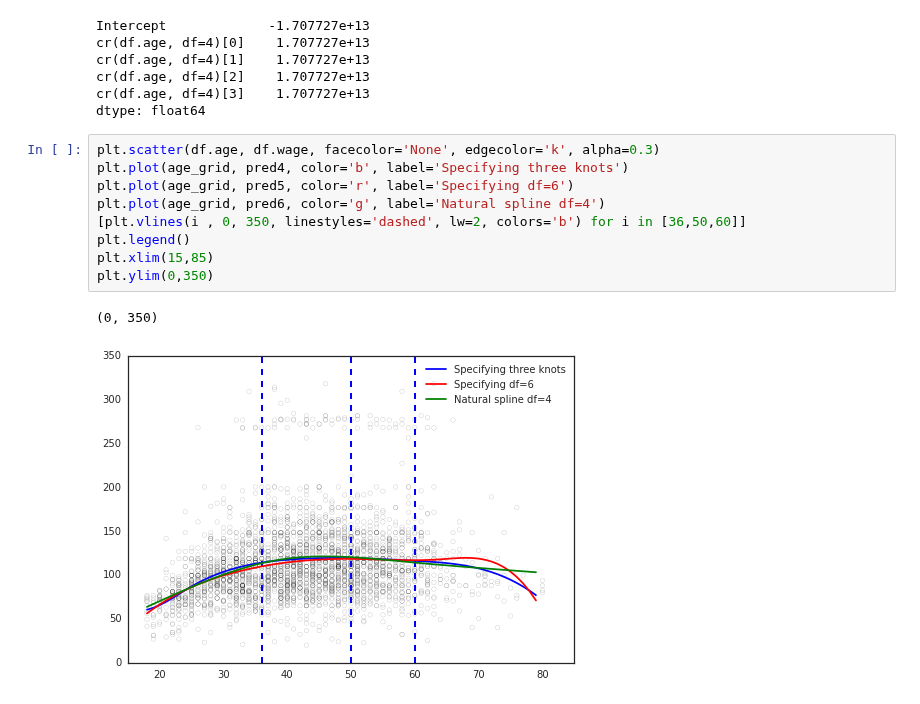
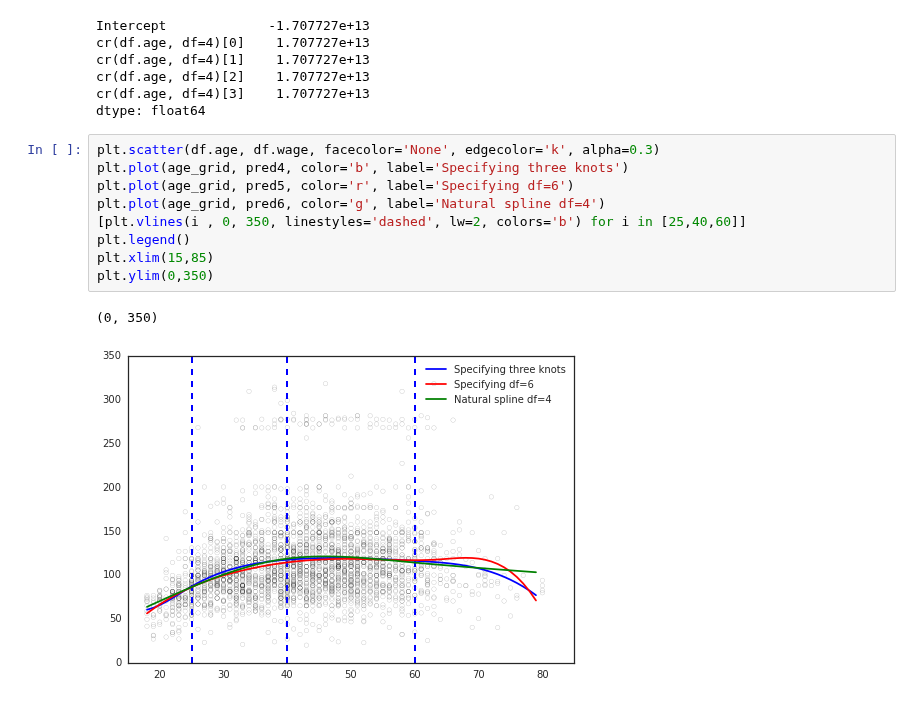
Before and after one commit to JWarmenhoven/ISLR-python, a Jupyter notebook: Chapter 7.ipynb, the cells around one changed output. Drawn from its saved outputs; the diff is of its cells as text.

```diff
--- a/Chapter 7.ipynb
+++ b/Chapter 7.ipynb
@@ -314,12 +314,12 @@ dtype: float64
 # %%
 plt.scatter(df.age, df.wage, facecolor='None', edgecolor='k', alpha=0.3)
 plt.plot(age_grid, pred4, color='b', label='Specifying three knots')
 plt.plot(age_grid, pred5, color='r', label='Specifying df=6')
 plt.plot(age_grid, pred6, color='g', label='Natural spline df=4')
-[plt.vlines(i , 0, 350, linestyles='dashed', lw=2, colors='b') for i in [36,50,60]]
+[plt.vlines(i , 0, 350, linestyles='dashed', lw=2, colors='b') for i in [25,40,60]]
 plt.legend()
 plt.xlim(15,85)
 plt.ylim(0,350)
 # %% [output]
 (0, 350)
-[figure, old version]
+[figure, new version]
```
